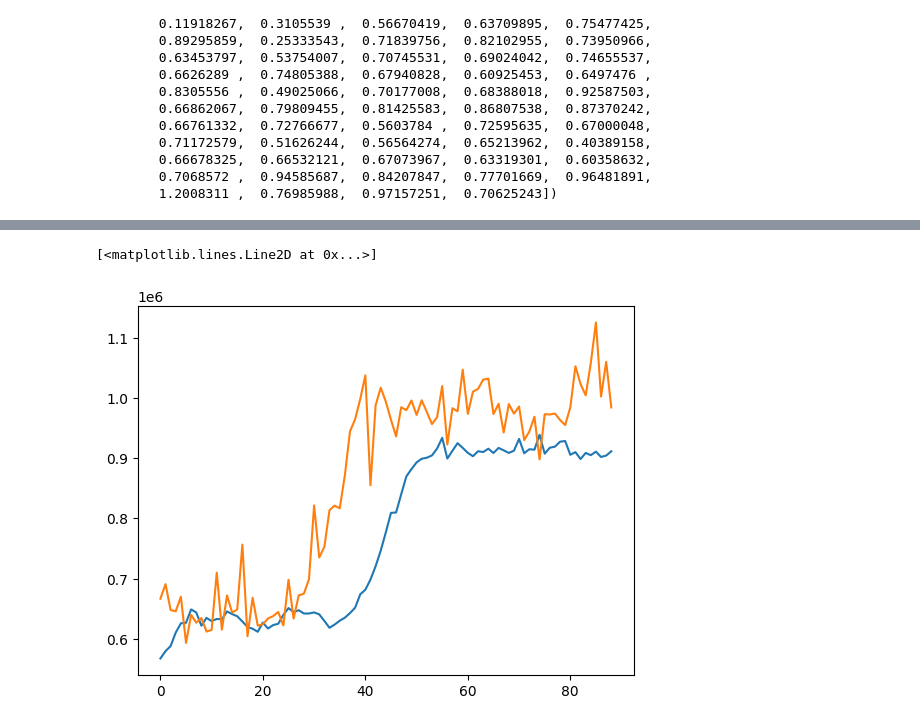
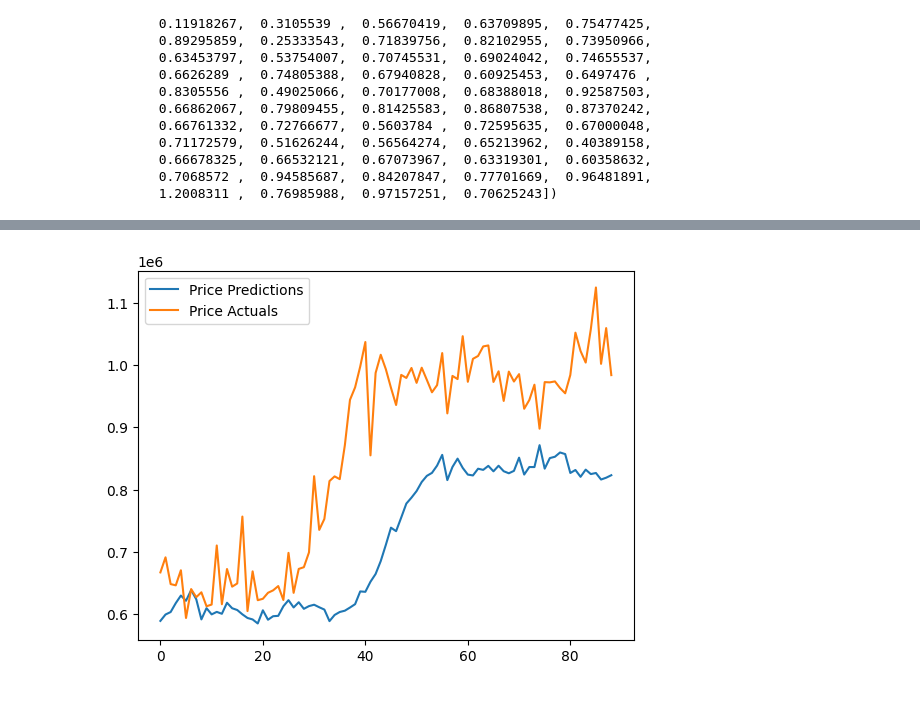
Before and after one commit to ajayt0m/Forecasting_Crop_Prices_Maharashtra, a Jupyter notebook: LSTM_Univariate.ipynb, the cells around one changed output, grey strips where cells are left out. Saved outputs shown, nothing was run; the diff lists cells and outputs as text; code cells hidden in the pictures.

```diff
--- a/LSTM_Univariate.ipynb
+++ b/LSTM_Univariate.ipynb
@@ -115,0 +102,5 @@ array([[[2060.60416667],
+# %%
+X_train, y_train = X[:800], y[:800]
+X_val, y_val = X[800:900], y[800:900]
+X_test, y_test = X[900:], y[900:]
+X_train.shape, y_train.shape, X_val.shape, y_val.shape, X_test.shape, y_test.shape
@@ -116,6 +129,6 @@ array([[[2060.60416667],
 # %%
-price_training_mean = np.mean(X_train1[:, :, 0])
-price_training_std = np.std(X_train1[:, :, 0])
+price_training_mean = np.mean(X_train[:, :, 0])
+price_training_std = np.std(X_train[:, :, 0])
 
 def preprocess(X):
   X[:, :, 0] = (X[:, :, 0] - price_training_mean) / price_training_std
@@ -205,7 +218,7 @@ _________________________________________________________________
 cp1 = ModelCheckpoint('model1/', save_best_only=True)
 model1.compile(loss=MeanSquaredError(), optimizer=Adam(learning_rate=0.0001), metrics=[RootMeanSquaredError()])
 # %%
-model1.fit(X_train1, y_train1, validation_data=(X_val1, y_val1), epochs=20, callbacks=[cp1])
+model1.fit(X_train, y_train, validation_data=(X_val, y_val), epochs=20, callbacks=[cp1])
 # %% [output]
 Epoch 1/20
 INFO:tensorflow:Assets written to: model1\assets
@@ -263,6 +278,6 @@ def get_predictions_postprocessed(model, X, y):
                           })
   return df
 # %%
-post_processed_df = get_predictions_postprocessed(model1, X_test1, y_test1)
+post_processed_df = get_predictions_postprocessed(model1, X_test, y_test)
 post_processed_df
 # %% [output]
@@ -282,8 +297,12 @@ post_processed_df
 89 rows × 2 columns
 # %%
+import matplotlib.pyplot as plt
+
 start, end = 0, 100
-plt.plot(post_processed_df['Price Predictions'][start:end])
-plt.plot(post_processed_df['Price Actuals'][start:end])
+plt.plot(post_processed_df['Price Predictions'][start:end], label='Price Predictions')
+plt.plot(post_processed_df['Price Actuals'][start:end], label='Price Actuals')
+
+plt.legend()
+plt.show()
 # %% [output]
-[<matplotlib.lines.Line2D at 0x...>]
-[figure, old version]
+[figure, new version]
```
Also changed, not shown: parts of 21 cells of this notebook, 1 other file.
